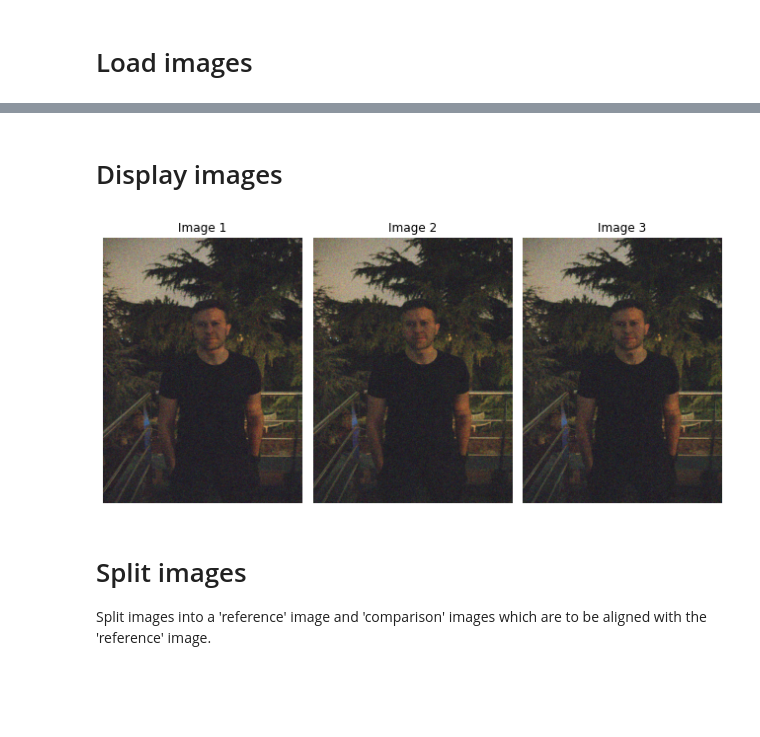
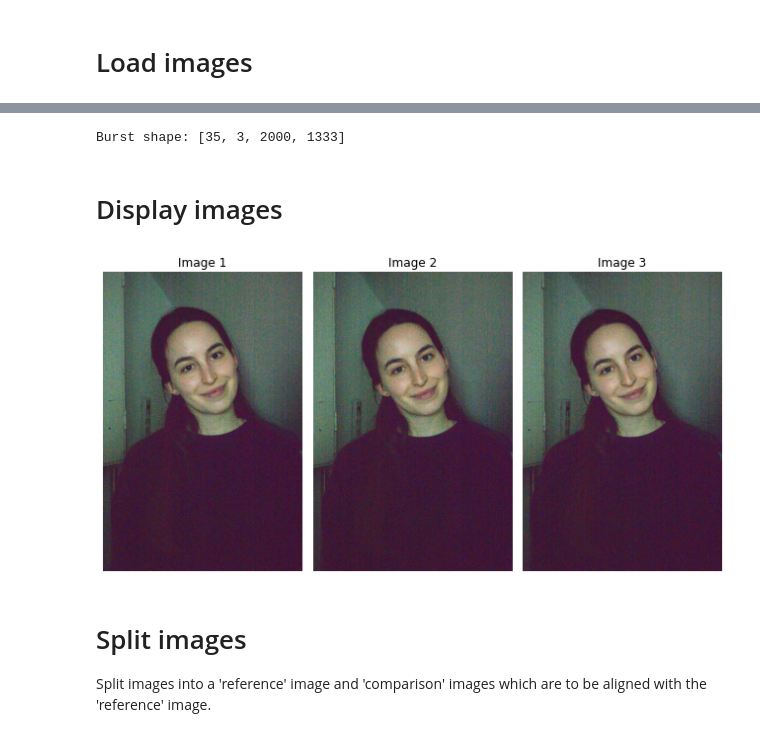
Before and after one commit to martin-marek/hdr-plus-pytorch, a Jupyter notebook: demo.ipynb, the cells around one changed output, grey strips where cells are left out. Drawn from its saved outputs; the diff is of its cells as text; code cells hidden in the pictures; blank space fills up the shorter version.

Commit message:
changed illustration burst

```diff
--- a/demo.ipynb
+++ b/demo.ipynb
@@ -15,2 +24,5 @@ device = 'cuda'
+# %%
+# set PyTorch device (currently, only 'cuda' is supported)
+device = torch.device('cuda')
 # %% [markdown]
 # Load images
@@ -17,34 +46,30 @@ device = 'cuda'
 # %%
-# load a handheld burst of 20 images
-burst_name = 'portrait_jozef'
-image_file_paths = glob(f'test_images/{burst_name}/*.jpg')
+# load the images
 images = []
-for path in image_file_paths:
+image_dir = 'Monika-RX100-51200'
+for path in sorted(glob(f'{image_dir}/*.jpg')):
     image = torchvision.io.read_image(path)
     image = image.to(device)
     image = image.to(torch.float16) / 255
-    image = torchvision.transforms.functional.resize(image, [2000, 1500])
     images.append(image)
 images = torch.stack(images)
+print(f'Burst shape: {list(images.shape)}')
 N, C, H, W = images.shape
-
-# add synthetic noise to each image in the burst
-noise_sd = 0.3
-images += noise_sd * torch.randn(images.shape, device=device)
-images = torch.clip(images, 0, 1)
+# %% [output]
+Burst shape: [35, 3, 2000, 1333]
 # %% [markdown]
 # Display images
 # %%
 n = 3 # only plot first n images
 fig, axs = plt.subplots(1, n, figsize=(3*n, 8))
 for i in range(n):
-    axs[i].imshow(images[i].to(torch.float32).to('cpu').permute(1, 2, 0))
+    axs[i].imshow(images[i].float().to('cpu').permute(1, 2, 0))
     axs[i].set_title(f'Image {i+1}')
     axs[i].set_aspect(1)
     axs[i].axis('off')
 plt.tight_layout()
 plt.show()
 # %% [output]
-[figure, old version]
+[figure, new version]
 # %% [markdown]
 # Split images
```
Also changed, not shown: parts of 10 cells of this notebook, 31 other files.
